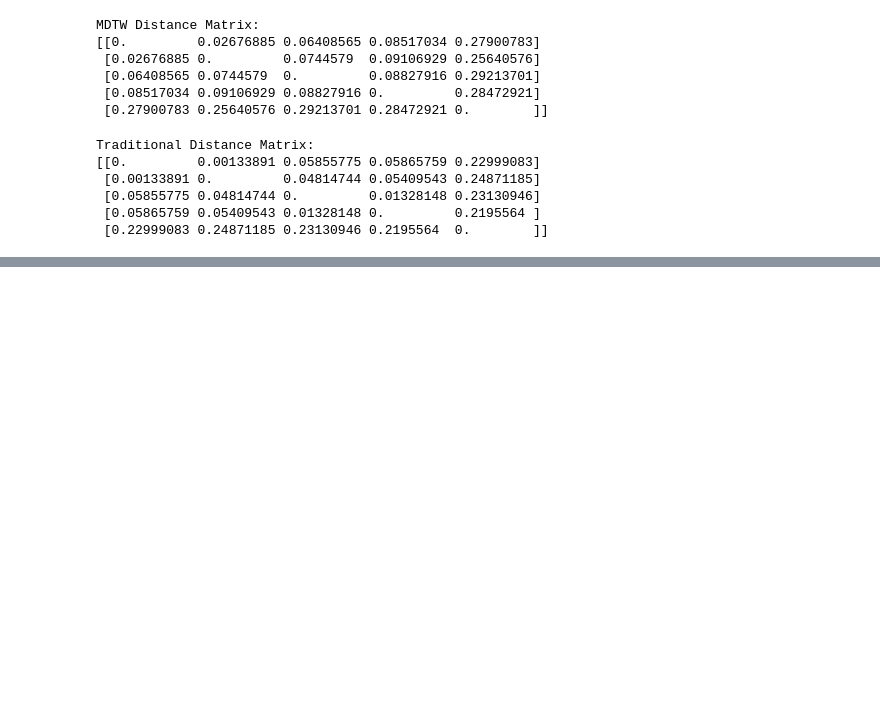
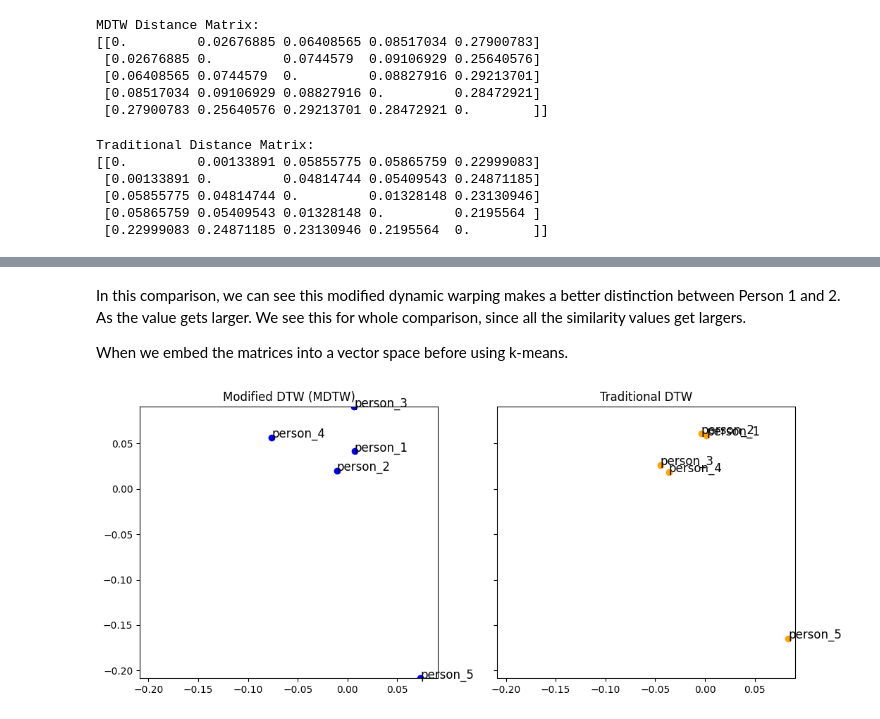
Before and after one commit to YagmurGULEC/mdtw-time-series-clustering, a Jupyter notebook: mdtw-notebook.ipynb, the cells around one changed output, grey strips where cells are left out. Drawn from its saved outputs; the diff is of its cells as text; code cells hidden in the pictures; blank space fills up the shorter version.

Commit message:
Notebook has been modified

```diff
--- a/mdtw-notebook.ipynb
+++ b/mdtw-notebook.ipynb
@@ -109,0 +114,30 @@ plt.tight_layout()
+# %% [markdown]
+In this comparison, we can see this modified dynamic warping makes a better distinction between Person 1 and 2. As the value gets larger. We see this for whole comparison, since all the similarity values get largers.
+
+When we embed the matrices into a vector space before using k-means.
+# %%
+from sklearn.manifold import MDS
+from sklearn.cluster import KMeans
+
+embedding = MDS(n_components=2, dissimilarity='precomputed', random_state=42)
+X_transformed_mdtw = embedding.fit_transform(mdtw_distance_matrix)
+X_transformed_traditional = embedding.fit_transform(traditional_distance_matrix)
+max_value = max(np.max(X_transformed_mdtw), np.max(X_transformed_traditional))
+min_value = min(np.min(X_transformed_mdtw), np.min(X_transformed_traditional))
+fig, axes = plt.subplots(1, 2, figsize=(12, 5), sharey=True)
+data=[X_transformed_mdtw, X_transformed_traditional]
+colors=['blue', 'orange']
+title=['Modified DTW (MDTW)', 'Traditional DTW']
+for ax, data_set, title,color in zip(axes, data, title,colors):
+    ax.set_xlim(min_value-0.01, max_value+0.01)
+    ax.set_ylim(min_value-0.01, max_value+0.01)
+    ax.scatter(data_set[:, 0], data_set[:, 1], marker='o', color=color)  # Updated to use data_set[:, 1]
+    for i, label in enumerate(prepared_data.keys()):
+        ax.annotate(label, (data_set[i, 0], data_set[i, 1]), fontsize=12)
+    ax.set_title(title)
+
+
+
+plt.show()
+# %% [output]
+[figure, added]
```
Also changed, not shown: parts of 2 cells of this notebook.
